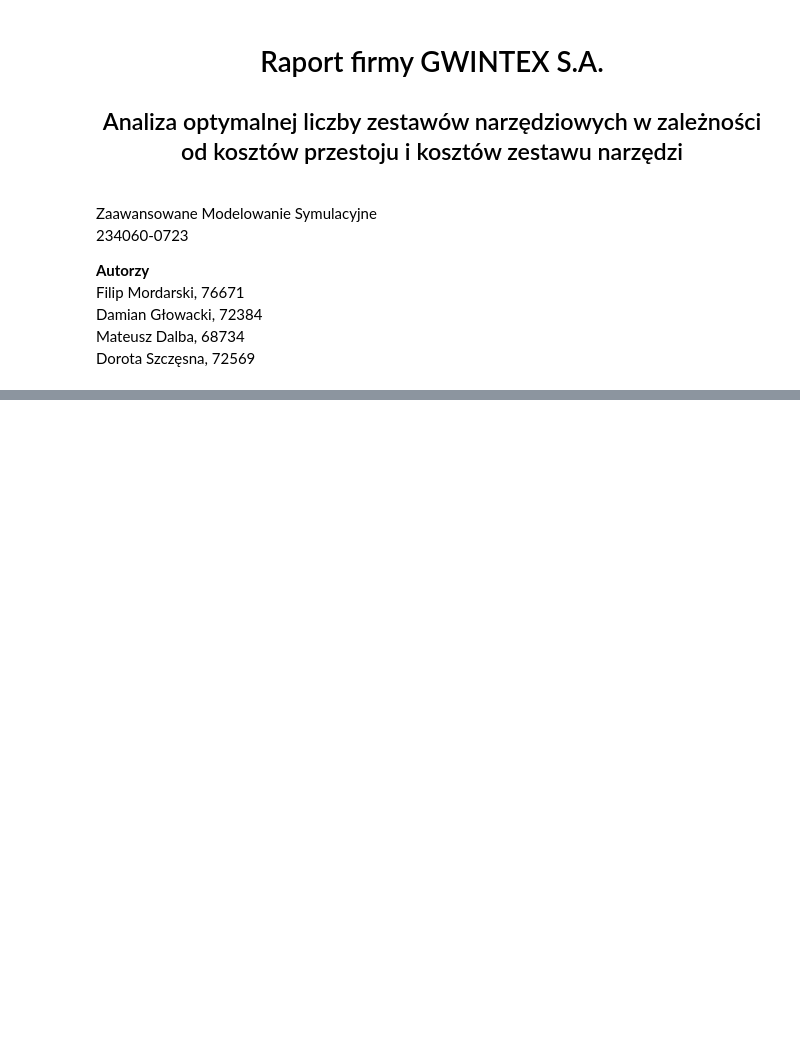
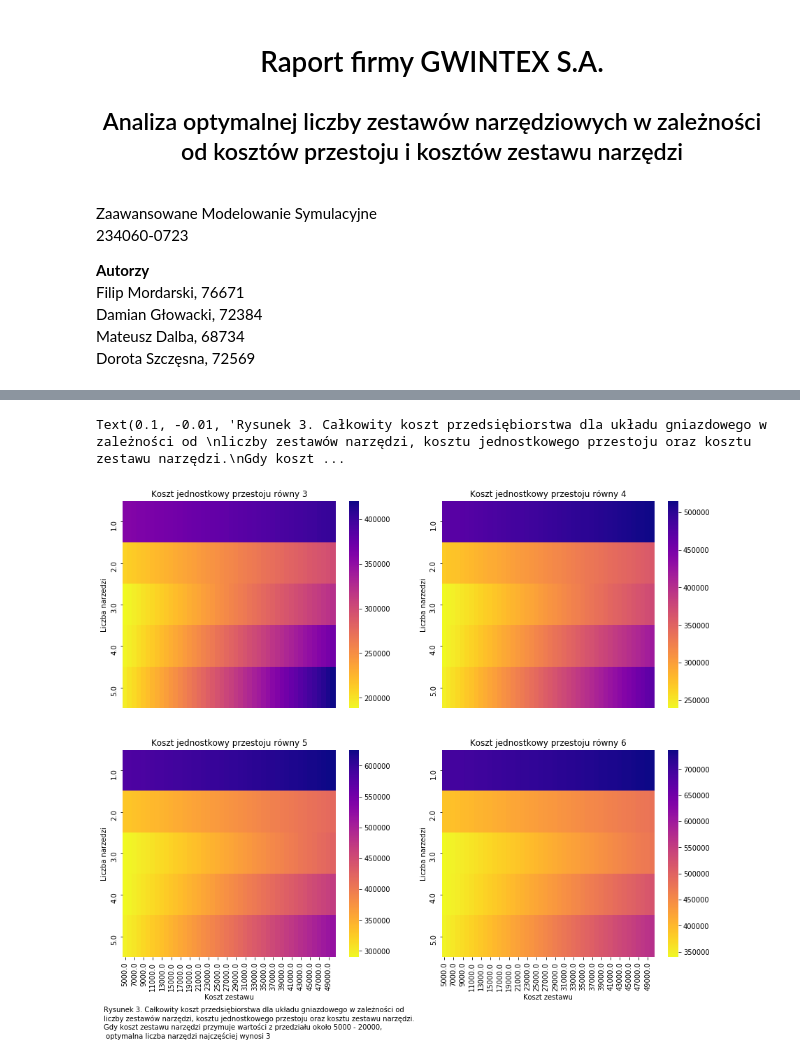
Before and after one commit to fmordarski/Gwintex, a Jupyter notebook: Raport_GWINTEX.ipynb, the cells around one changed output, grey strips where cells are left out. Saved outputs shown, nothing was run; the diff lists cells and outputs as text; code cells hidden in the pictures; blank space fills up the shorter version.

```diff
--- a/Raport_GWINTEX.ipynb
+++ b/Raport_GWINTEX.ipynb
@@ -259,0 +260,16 @@ sns.heatmap(df_pivot_l, cmap=cm.plasma_r)
+# %%
+dfs_g = {i: data[(data['Ustawienie']=='G') & (data['Koszt jedn.']==i)].reset_index().\
+       pivot("Liczba narzedzi", "Koszt zestawu", "Calkowity koszt") for i in range(3, 7)}
+fig2, axes = plt.subplots(nrows=2, ncols=2, figsize=(15, 12))
+for i, ax in enumerate(axes.flatten()):
+    sns.heatmap(dfs_g[i+3], cmap=cm.plasma_r, ax=ax)
+    ax.set_title(f"Koszt jednostkowy przestoju równy {i+3}")
+    if i < 2:
+        ax.get_xaxis().set_visible(False)
+fig2.text(.1, -0.01, "Rysunek 3. Całkowity koszt przedsiębiorstwa dla układu gniazdowego w zależności od \n"
+                     "liczby zestawów narzędzi, kosztu jednostkowego przestoju oraz kosztu zestawu narzędzi.\n"
+                     "Gdy koszt zestawu narzędzi przymuje wartości z przedziału około 5000 - 20000,\n "
+                     "optymalna liczba narzędzi najczęściej wynosi 3", ha='left')
+# %% [output]
+Text(0.1, -0.01, 'Rysunek 3. Całkowity koszt przedsiębiorstwa dla układu gniazdowego w zależności od \nliczby zestawów narzędzi, kosztu jednostkowego przestoju oraz kosztu zestawu narzędzi.\nGdy koszt ...
+[figure, added]
```
Also changed, not shown: parts of 16 cells of this notebook, 1 other file.
